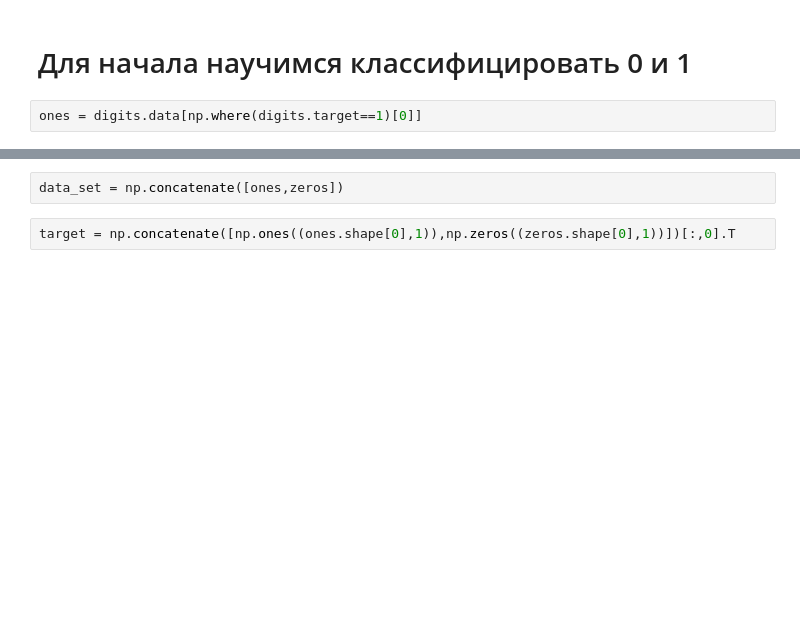
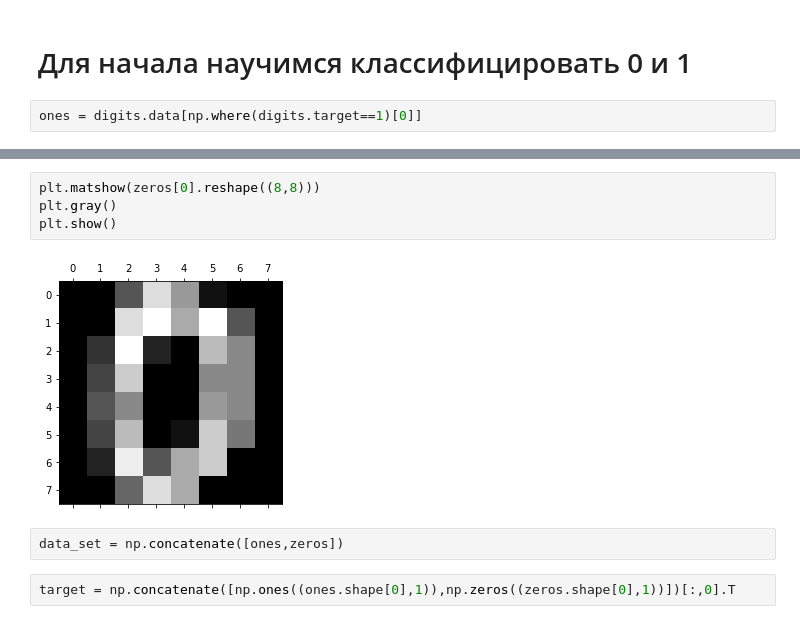
Before and after one commit to Solokirrik/cudaTPM, a Jupyter notebook: SM6_MLP/MLP-Sklearn.ipynb, the cells around one changed output, grey strips where cells are left out. Drawn from its saved outputs; the diff is of its cells as text; blank space fills up the shorter version.

```diff
--- a/SM6_MLP/MLP-Sklearn.ipynb
+++ b/SM6_MLP/MLP-Sklearn.ipynb
@@ -31,3 +33,9 @@ zeros = digits.data[np.where(digits.target==0)[0]]
+# %%
+plt.matshow(zeros[0].reshape((8,8)))
+plt.gray()
+plt.show()
+# %% [output]
+[figure, added]
 # %%
 data_set = np.concatenate([ones,zeros])
 # %%
```
Also changed, not shown: parts of 3 cells of this notebook, 22 other files.
